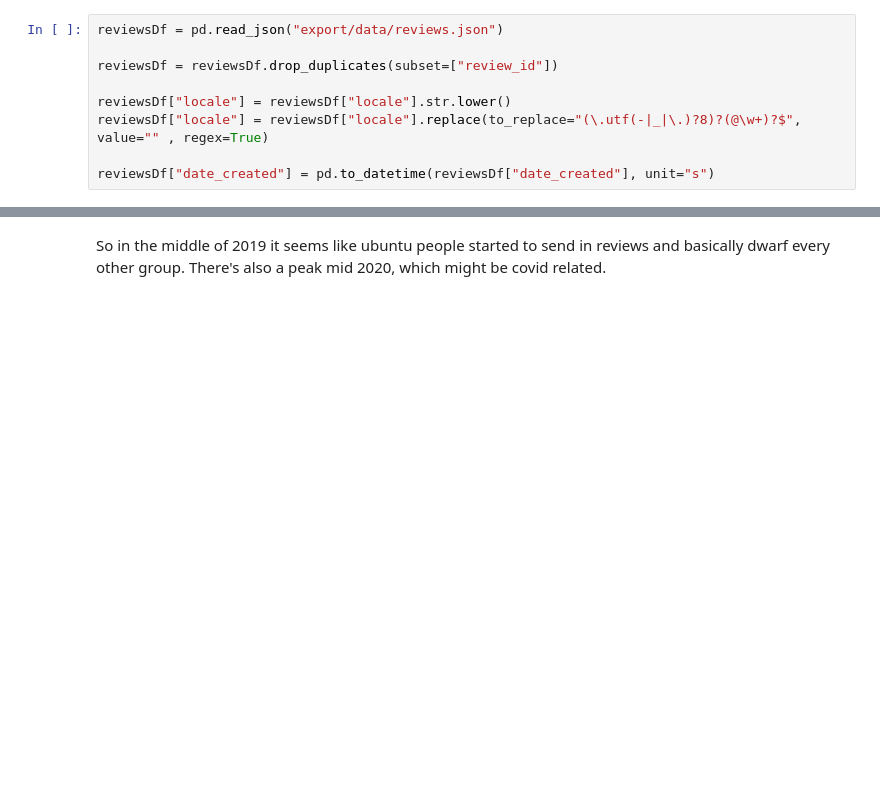
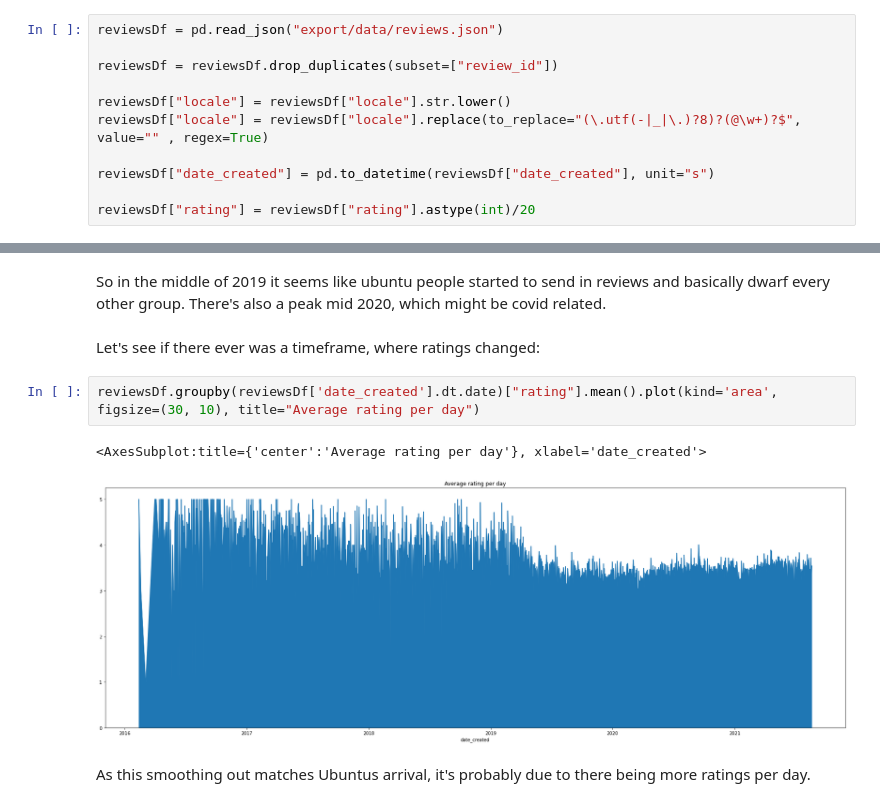
Before and after one commit to razzeee/app-reviews, a Jupyter notebook: stats.ipynb, the cells around one changed output, grey strips where cells are left out. Saved outputs shown, nothing was run; the diff lists cells and outputs as text; blank space fills up the shorter version.

Commit message:
Average ratings per day

```diff
--- a/stats.ipynb
+++ b/stats.ipynb
@@ -41,6 +41,8 @@ reviewsDf["locale"] = reviewsDf["locale"].str.lower()
 reviewsDf["locale"] = reviewsDf["locale"].replace(to_replace="(\.utf(-|_|\.)?8)?(@\w+)?$", value="" , regex=True)
 
 reviewsDf["date_created"] = pd.to_datetime(reviewsDf["date_created"], unit="s")
+
+reviewsDf["rating"] = reviewsDf["rating"].astype(int)/20
 # %% [markdown]
 Let's look how apps are rated from 1 to 5 stars looking at all apps we have:
 # %%
@@ -152,3 +155,12 @@ pivot_table.loc[:,pivot_table.columns.isin(prob_distro.index.map(lambda x: x).to
 [figure]
 # %% [markdown]
 So in the middle of 2019 it seems like ubuntu people started to send in reviews and basically dwarf every other group. There's also a peak mid 2020, which might be covid related.
+# %% [markdown]
+Let's see if there ever was a timeframe, where ratings changed:
+# %%
+reviewsDf.groupby(reviewsDf['date_created'].dt.date)["rating"].mean().plot(kind='area', figsize=(30, 10), title="Average rating per day")
+# %% [output]
+<AxesSubplot:title={'center':'Average rating per day'}, xlabel='date_created'>
+[figure, added]
+# %% [markdown]
+As this smoothing out matches Ubuntus arrival, it's probably due to there being more ratings per day.
```
Also changed, not shown: parts of 1 cell of this notebook.
